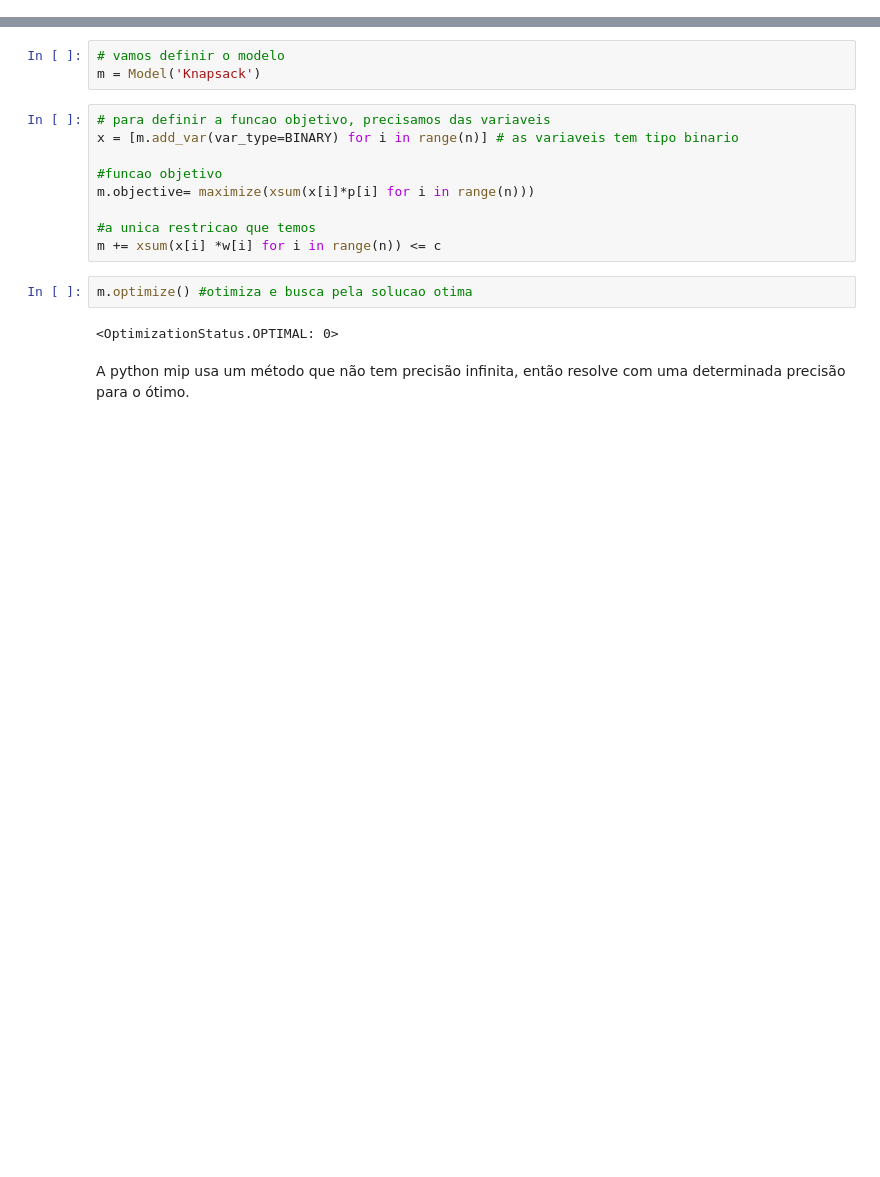
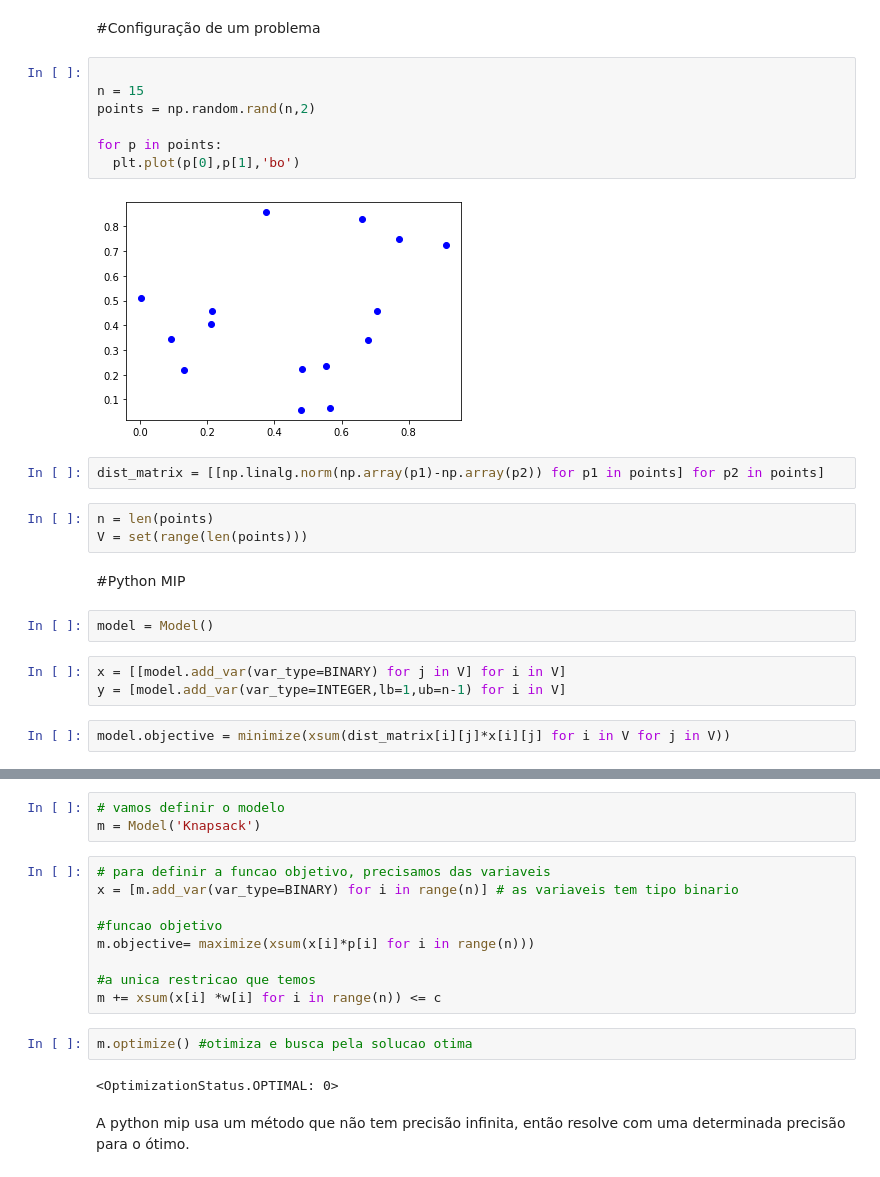
Before and after one commit to tiagosardi/optimizationMethod, a Jupyter notebook: algoritmosGulosos.ipynb, the cells around one changed output, grey strips where cells are left out. Saved outputs shown, nothing was run; the diff lists cells and outputs as text; blank space fills up the shorter version.

Commit message:
Problema da mochila e caixeiro viajante

```diff
--- a/algoritmosGulosos.ipynb
+++ b/algoritmosGulosos.ipynb
@@ -13,0 +14,25 @@ Unpacking objects: 100% (49/49), done.
+# %% [markdown]
+#Configuração de um problema
+# %%
+
+n = 15
+points = np.random.rand(n,2)
+
+for p in points:
+  plt.plot(p[0],p[1],'bo')
+# %% [output]
+[figure, added]
+# %%
+dist_matrix = [[np.linalg.norm(np.array(p1)-np.array(p2)) for p1 in points] for p2 in points]
+# %%
+n = len(points)
+V = set(range(len(points)))
+# %% [markdown]
+#Python MIP
+# %%
+model = Model()
+# %%
+x = [[model.add_var(var_type=BINARY) for j in V] for i in V]
+y = [model.add_var(var_type=INTEGER,lb=1,ub=n-1) for i in V]
+# %%
+model.objective = minimize(xsum(dist_matrix[i][j]*x[i][j] for i in V for j in V))
```
Also changed, not shown: parts of 26 cells of this notebook.
